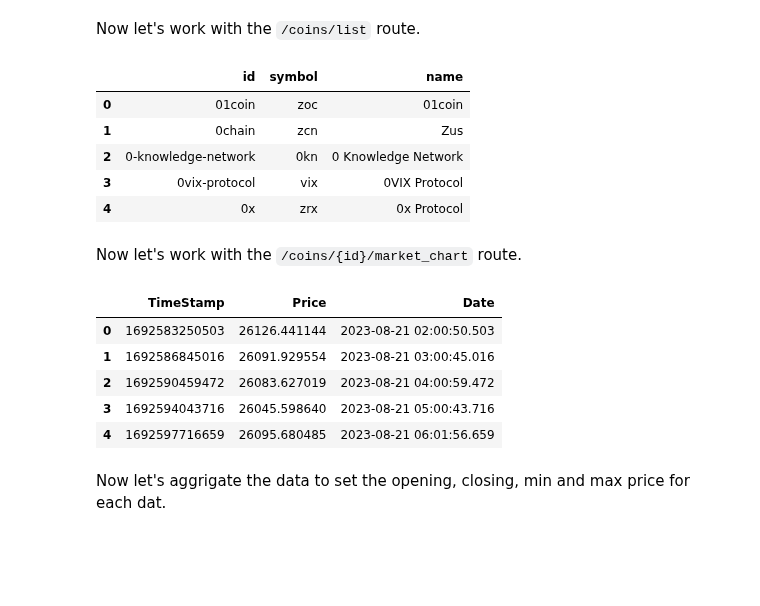
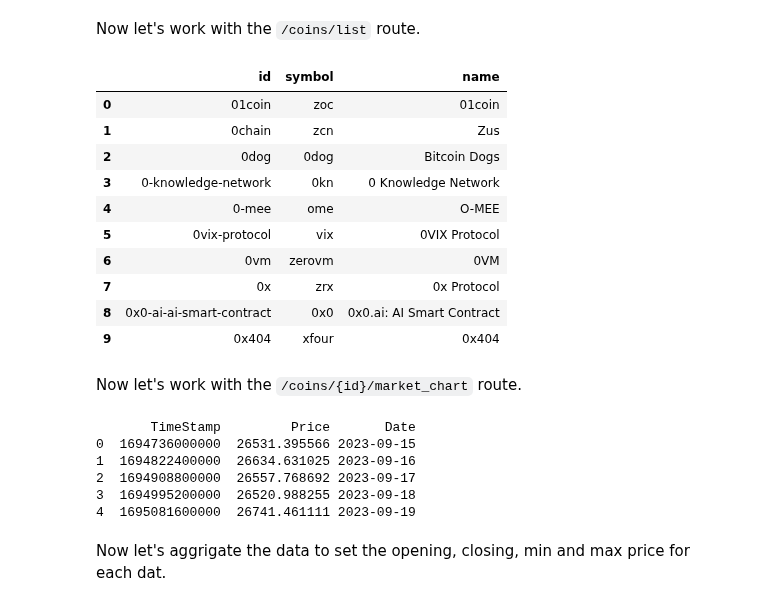
Before and after one commit to CME538/CME538-material, a Jupyter notebook: lectures/week3/lecture2/notebooks/week3_lecture2.ipynb, the cells around one changed output. Cells and saved outputs as stored; diff of their text form; code cells hidden in the pictures; blank space fills up the shorter version.

```diff
--- a/lectures/week3/lecture2/notebooks/week3_lecture2.ipynb
+++ b/lectures/week3/lecture2/notebooks/week3_lecture2.ipynb
@@ -863,38 +869,59 @@ Now let's work with the `/coins/list` route.
 # %%
 base_url = 'https://api.coingecko.com/api/v3/'
 route = 'coins/list'
 
 my_response = requests.get(base_url + route)
 
 coins_df = pd.DataFrame(my_response.json())
-coins_df.head()
+coins_df.head(10)
 # %% [output]
 |  | id | symbol | name |
 | 0 | 01coin | zoc | 01coin |
 | 1 | 0chain | zcn | Zus |
-| 2 | 0-knowledge-network | 0kn | 0 Knowledge Network |
-| 3 | 0vix-protocol | vix | 0VIX Protocol |
-| 4 | 0x | zrx | 0x Protocol |
+| 2 | 0dog | 0dog | Bitcoin Dogs |
+| 3 | 0-knowledge-network | 0kn | 0 Knowledge Network |
+| 4 | 0-mee | ome | O-MEE |
+| 5 | 0vix-protocol | vix | 0VIX Protocol |
+| 6 | 0vm | zerovm | 0VM |
+| 7 | 0x | zrx | 0x Protocol |
+| 8 | 0x0-ai-ai-smart-contract | 0x0 | 0x0.ai: AI Smart Contract |
+| 9 | 0x404 | xfour | 0x404 |
 # %% [markdown]
 Now let's work with the `/coins/{id}/market_chart` route.
 # %%
-base_url = 'https://api.coingecko.com/api/v3/'
+import requests
+import pandas as pd
+
+# Specify the coin you want to retrieve market chart data for
 coin = 'bitcoin'
-route = 'coins/{}/market_chart'.format(coin)
-params = {'vs_currency': 'usd', 'days': '30'}
 
-my_response = requests.get(base_url + route, params=params)
+# Correct base URL for market chart data
+base_url = f'https://api.coingecko.com/api/v3/coins/{coin}/market_chart'
 
-market_chart_data = pd.DataFrame(my_response.json()['prices'], columns=['TimeStamp', 'Price'])
-market_chart_data['Date'] = pd.to_datetime(market_chart_data['TimeStamp'], unit='ms')
-market_chart_data.head()
+# Parameters for the API request (limited to 365 days)
+params = {
+    'vs_currency': 'usd',  # currency to compare
+    'days': '365'          # maximum limit for free users
+}
+
+# Sending a request to the correct API endpoint
+my_response = requests.get(base_url, params=params)
+
+# Check if the response was successful
+if my_response.status_code == 200:
+    # Convert the JSON response to a DataFrame
+    market_chart_data = pd.DataFrame(my_response.json()['prices'], columns=['TimeStamp', 'Price'])
+    market_chart_data['Date'] = pd.to_datetime(market_chart_data['TimeStamp'], unit='ms')
+    print(market_chart_data.head())
+else:
+    print(f"Error: {my_response.status_code}, {my_response.text}")
 # %% [output]
-|  | TimeStamp | Price | Date |
-| 0 | 1692583250503 | 26126.441144 | 2023-08-21 02:00:50.503 |
-| 1 | 1692586845016 | 26091.929554 | 2023-08-21 03:00:45.016 |
-| 2 | 1692590459472 | 26083.627019 | 2023-08-21 04:00:59.472 |
-| 3 | 1692594043716 | 26045.598640 | 2023-08-21 05:00:43.716 |
-| 4 | 1692597716659 | 26095.680485 | 2023-08-21 06:01:56.659 |
+       TimeStamp         Price       Date
+0  1694736000000  26531.395566 2023-09-15
+1  1694822400000  26634.631025 2023-09-16
+2  1694908800000  26557.768692 2023-09-17
+3  1694995200000  26520.988255 2023-09-18
+4  1695081600000  26741.461111 2023-09-19
 # %% [markdown]
 Now let's aggrigate the data to set the opening, closing, min and max price for each dat.
 # %%
```
Also changed, not shown: parts of 56 cells of this notebook, 4 other files.
